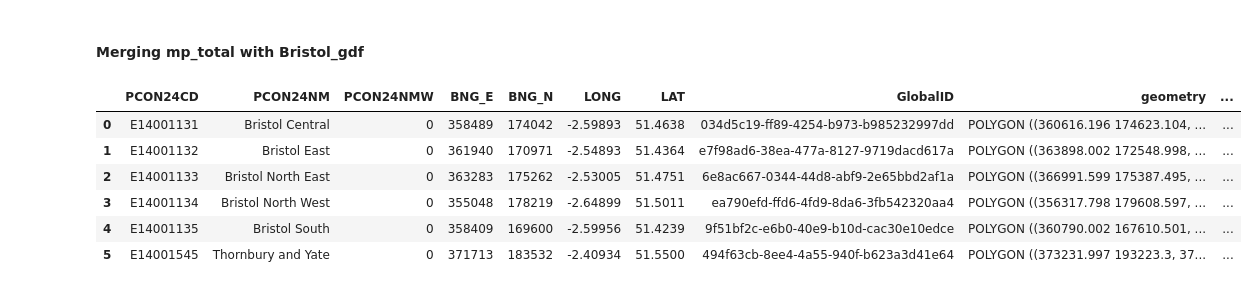
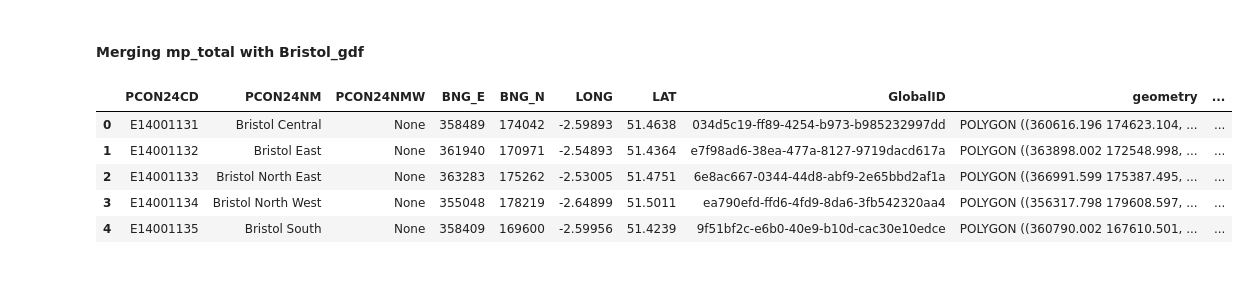
Before and after one commit to f-lane/census_proj, a Jupyter notebook: Final.ipynb, the cells around one changed output. Cells and saved outputs as stored; diff of their text form; code cells hidden in the pictures.

```diff
--- a/Final.ipynb
+++ b/Final.ipynb
@@ -23,5 +17,5 @@ True
 # %%
-df = pd.read_json("C:\Github_Projs\CFG-Assignments\constituency_data.json")
+df = pd.read_json("constituency_data.json")
 df = df.reset_index()
 df = df.rename(columns={'index':'Passport'})
 df.head(5)
@@ -118,7 +112,7 @@ os.path.exists(shp_path)
 # %% [output]
 True
 # %%
-gdf = geopandas.read_file("C:\Github_Projs\CFG-Assignments\Westminster_Parliamentary_Constituencies_July_2024_Boundaries_UK_BFE_-4312032117138067492.zip")
+gdf = geopandas.read_file("Westminster_Parliamentary_Constituencies_July_2024_Boundaries_UK_BFE_-4312032117138067492.zip")
 gdf.head(3)
 # %% [output]
 |  | PCON24CD | PCON24NM | PCON24NMW | BNG_E | BNG_N | LONG | LAT | GlobalID | geometry |
@@ -137,6 +131,6 @@ gdf.boundary.plot()
 # %%
-Briz = gdf[gdf["PCON24NM"].str.contains("|".join(["Bristol", "Kingswood", "Yate"]))]
-display(Briz)
+Bristol_gdf = gdf[gdf["PCON24NM"].str.contains("|".join(["Bristol"]))]
+display(Bristol_gdf)
 # %% [output]
 |  | PCON24CD | PCON24NM | PCON24NMW | BNG_E | BNG_N | LONG | LAT | GlobalID | geometry |
 | 68 | E14001131 | Bristol Central | None | 358489 | 174042 | -2.59893 | 51.4638 | 034d5c19-ff89-4254-b973-b985232997dd | POLYGON ((360616.196 174623.104, ... |
@@ -158,14 +141,13 @@ gdf_filtered
 # %% [markdown]
 #### Merging mp_total with Bristol_gdf
 # %%
-df_merged = Briz.merge(transposed, how = "outer", on ="PCON24NM")
-df_merged = df_merged.fillna("0")
+df_merged = Bristol_gdf.merge(transposed, how = "outer", on ="PCON24NM")
+#df_merged["Total"] = df_merged["Total"].astype(int)
 display(df_merged)
 # %% [output]
 |  | PCON24CD | PCON24NM | PCON24NMW | BNG_E | BNG_N | LONG | LAT | GlobalID | geometry | ... |
-| 0 | E14001131 | Bristol Central | 0 | 358489 | 174042 | -2.59893 | 51.4638 | 034d5c19-ff89-4254-b973-b985232997dd | POLYGON ((360616.196 174623.104, ... | ... |
-| 1 | E14001132 | Bristol East | 0 | 361940 | 170971 | -2.54893 | 51.4364 | e7f98ad6-38ea-477a-8127-9719dacd617a | POLYGON ((363898.002 172548.998, ... | ... |
-| 2 | E14001133 | Bristol North East | 0 | 363283 | 175262 | -2.53005 | 51.4751 | 6e8ac667-0344-44d8-abf9-2e65bbd2af1a | POLYGON ((366991.599 175387.495, ... | ... |
-| 3 | E14001134 | Bristol North West | 0 | 355048 | 178219 | -2.64899 | 51.5011 | ea790efd-ffd6-4fd9-8da6-3fb542320aa4 | POLYGON ((356317.798 179608.597, ... | ... |
-| 4 | E14001135 | Bristol South | 0 | 358409 | 169600 | -2.59956 | 51.4239 | 9f51bf2c-e6b0-40e9-b10d-cac30e10edce | POLYGON ((360790.002 167610.501, ... | ... |
-| 5 | E14001545 | Thornbury and Yate | 0 | 371713 | 183532 | -2.40934 | 51.5500 | 494f63cb-8ee4-4a55-940f-b623a3d41e64 | POLYGON ((373231.997 193223.3, 37... | ... |
+| 0 | E14001131 | Bristol Central | None | 358489 | 174042 | -2.59893 | 51.4638 | 034d5c19-ff89-4254-b973-b985232997dd | POLYGON ((360616.196 174623.104, ... | ... |
+| 1 | E14001132 | Bristol East | None | 361940 | 170971 | -2.54893 | 51.4364 | e7f98ad6-38ea-477a-8127-9719dacd617a | POLYGON ((363898.002 172548.998, ... | ... |
+| 2 | E14001133 | Bristol North East | None | 363283 | 175262 | -2.53005 | 51.4751 | 6e8ac667-0344-44d8-abf9-2e65bbd2af1a | POLYGON ((366991.599 175387.495, ... | ... |
+| 3 | E14001134 | Bristol North West | None | 355048 | 178219 | -2.64899 | 51.5011 | ea790efd-ffd6-4fd9-8da6-3fb542320aa4 | POLYGON ((356317.798 179608.597, ... | ... |
+| 4 | E14001135 | Bristol South | None | 358409 | 169600 | -2.59956 | 51.4239 | 9f51bf2c-e6b0-40e9-b10d-cac30e10edce | POLYGON ((360790.002 167610.501, ... | ... |
```
Also changed, not shown: parts of 17 cells of this notebook.
